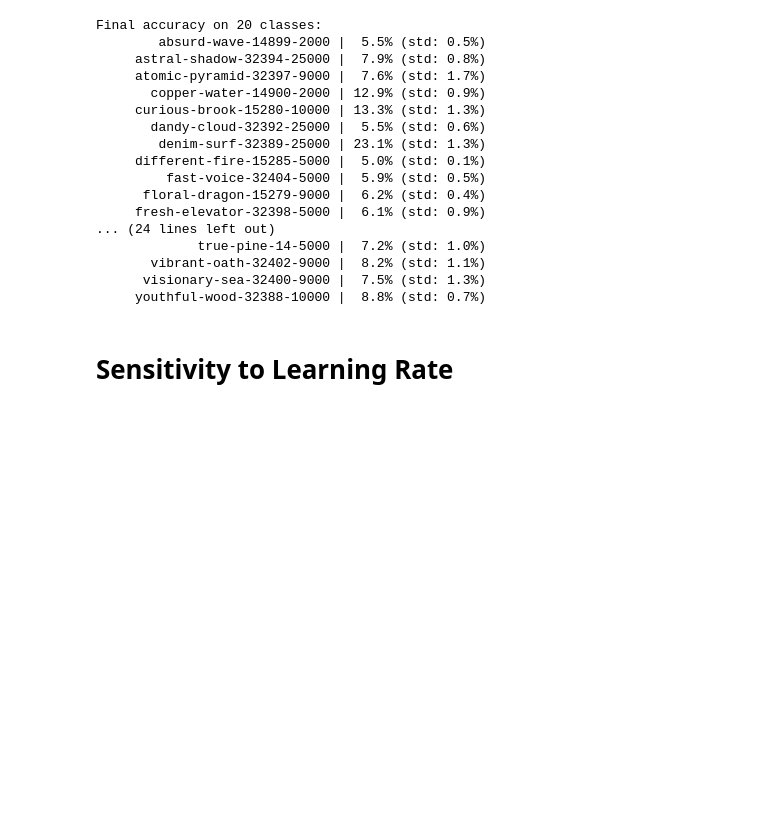
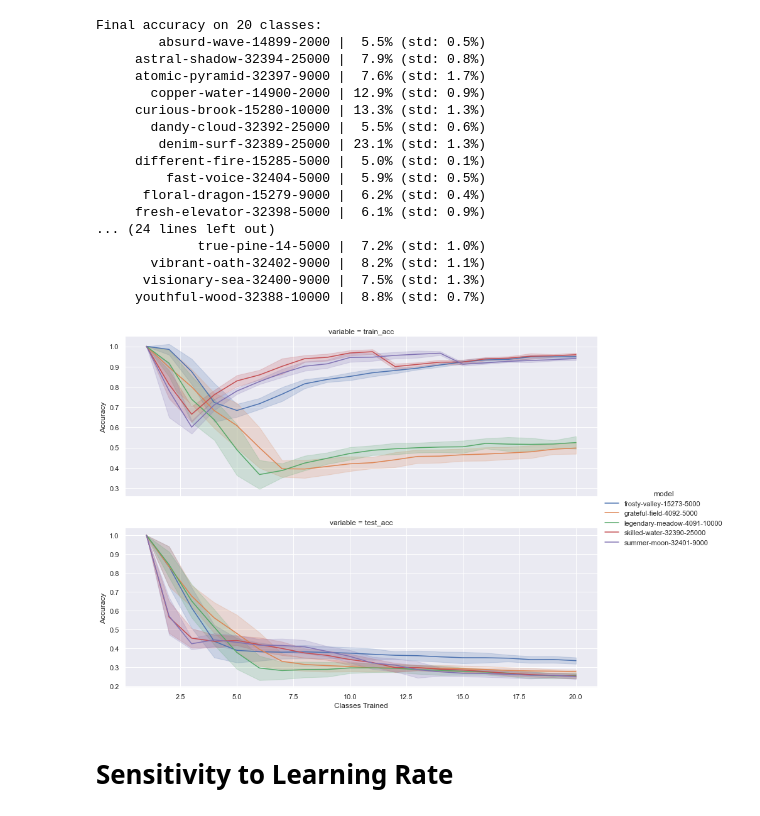
Before and after one commit to uvm-neurobotics-lab/higherANML, a Jupyter notebook: notebooks/result-gathering.ipynb, the cells around one changed output. Cells and saved outputs as stored; diff of their text form; code cells hidden in the pictures; blank space fills up the shorter version.

Commit message:
Add pre-training data to the dataframe: meta, lobo, etc.

```diff
--- a/notebooks/result-gathering.ipynb
+++ b/notebooks/result-gathering.ipynb
@@ -352,11 +349,8 @@ desired_rows = over_all_classes.loc[rows]
 
 # Group the potential data for each data point separately. So each group contains all trials and all learning rates for
 # a single test method (so all index columns except for those).
-groupby_labels = set(desired_rows.index.names)
-groupby_labels.remove("lr")
-groupby_labels.remove("trial")
-groupby_labels = list(groupby_labels)
-seq_eval_groups = desired_rows.groupby(groupby_labels)
+groupby_labels = get_index_columns(desired_rows, exclude=["lr", "trial"])
+seq_eval_groups = desired_rows.groupby(groupby_labels, dropna=False)
 
 def select_best_lr(train_group):
     """
@@ -401,7 +395,6 @@ def plot_traj_per_lr(df, vars_to_plot, **kwargs):
             row="variable",
             hue=hue,
             style=style,
-            palette="tab20",
             kind="line",
             ci="sd",
             height=5,
@@ -413,7 +406,7 @@ def plot_traj_per_lr(df, vars_to_plot, **kwargs):
     fg.set_axis_labels("Classes Trained", "Accuracy")
 
 # Plot results
-fg = plot_traj_per_lr(best_trials_per_point, ["train_acc", "test_acc"])
+fg = plot_traj_per_lr(best_trials_per_point, ["train_acc", "test_acc"], palette="tab20")
 # %% [output]
 [figure]
 # %%
@@ -422,10 +415,12 @@ models = best_trials_per_point.index.get_level_values("model")
 classes_trained = best_trials_per_point.index.get_level_values("classes_trained")
 train_examples = best_trials_per_point.index.get_level_values("train_examples")
 num_classes = classes_trained.max()
+final_perf_per_model = {}
 print(f"Final accuracy on {num_classes} classes:")
 for m in models.unique():
     rows = (classes_trained == num_classes) & (models == m) & (train_examples == 30)
     final_acc = best_trials_per_point.loc[rows, "test_acc"]
+    final_perf_per_model[m] = final_acc.mean()
     print(f"{m: >30} | {final_acc.mean():>5.1%} (std: {final_acc.std():.1%})")
 # %% [output]
 Final accuracy on 20 classes:
@@ -445,6 +440,20 @@ Final accuracy on 20 classes:
        vibrant-oath-32402-9000 |  8.2% (std: 1.1%)
       visionary-sea-32400-9000 |  7.5% (std: 1.3%)
      youthful-wood-32388-10000 |  8.8% (std: 0.7%)
+# %%
+# Get the top N models according to final test performance.
+num_top_models = 5
+top_perf = sorted(final_perf_per_model.items(), key=lambda e: e[1], reverse=True)
+top_models = [n for n, p in top_perf[:num_top_models]]
+top_model_rows = (models == top_models[0])
+for m in top_models[1:]:
+    top_model_rows |= (models == m)
+top_model_df = best_trials_per_point.loc[top_model_rows]
+# %%
+# Re-do the plot with just the top models.
+fg = plot_traj_per_lr(top_model_df, ["train_acc", "test_acc"])
+# %% [output]
+[figure, added]
 # %% [markdown]
 # Sensitivity to Learning Rate
 # %%
```
Also changed, not shown: parts of 15 cells of this notebook.
